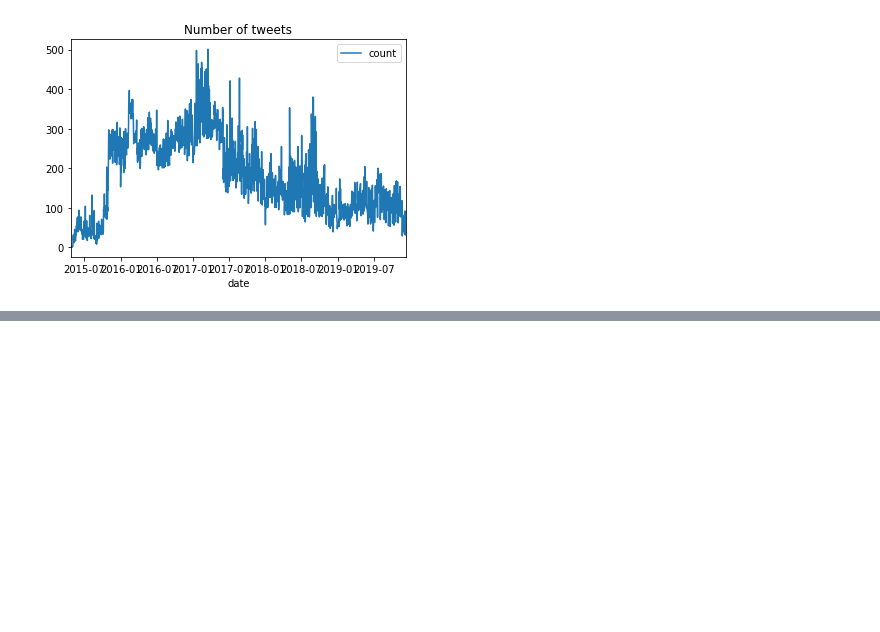
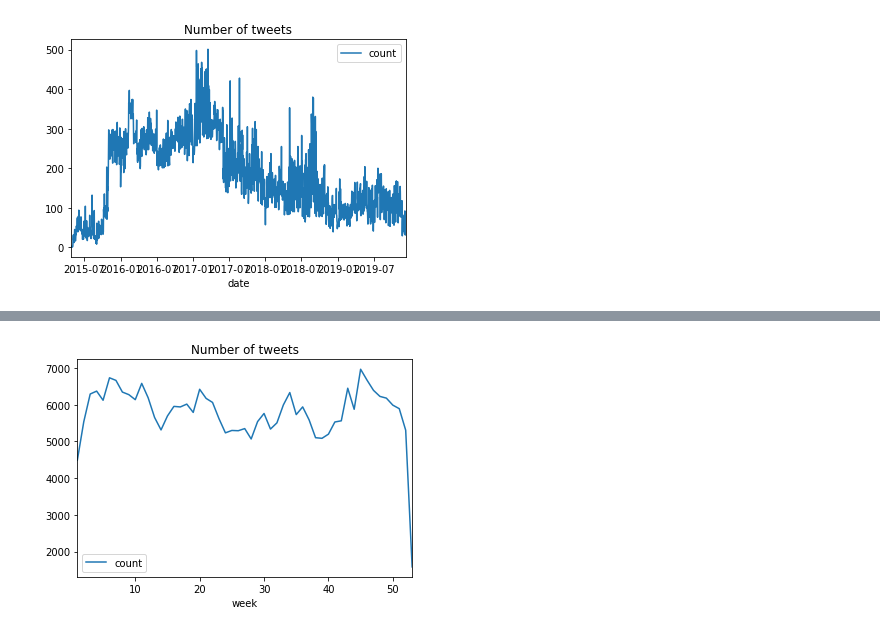
Before and after one commit to aishwaryaanegundi/state-trolls, a Jupyter notebook: temporal_analysis/temporal_analysis.ipynb, the cells around one changed output, grey strips where cells are left out. Saved outputs shown, nothing was run; the diff lists cells and outputs as text; code cells hidden in the pictures; blank space fills up the shorter version.

Commit message:
plots numebr of tweets per week over a period of time

```diff
--- a/temporal_analysis/temporal_analysis.ipynb
+++ b/temporal_analysis/temporal_analysis.ipynb
@@ -25,6 +25,7 @@ print(english_data.shape)
 # %% [output]
 (794, 30)
 # %%
-data = data.rename(columns={'date': 'time'})
+data = data.rename(columns={'date': 'week'})
 data['date'] = pd.to_datetime(data['tweet_time'], format='%H:%M').dt.date
+data['week'] = pd.to_datetime(data['tweet_time'], format='%H:%M').dt.week
 # %%
@@ -39,0 +50,10 @@ plt.show()
+# %%
+tempo_data_week = data.groupby(['week']).size()
+tempo_data_week = tempo_data_week.to_frame().reset_index()
+tempo_data_week.columns = ['week', 'count']
+# %%
+tempo_data_week.plot( kind='line', x='week', y='count',title='Number of tweets')
+axes = plt.gca()
+plt.show()
+# %% [output]
+[figure, added]
```
Also changed, not shown: parts of 3 cells of this notebook.
